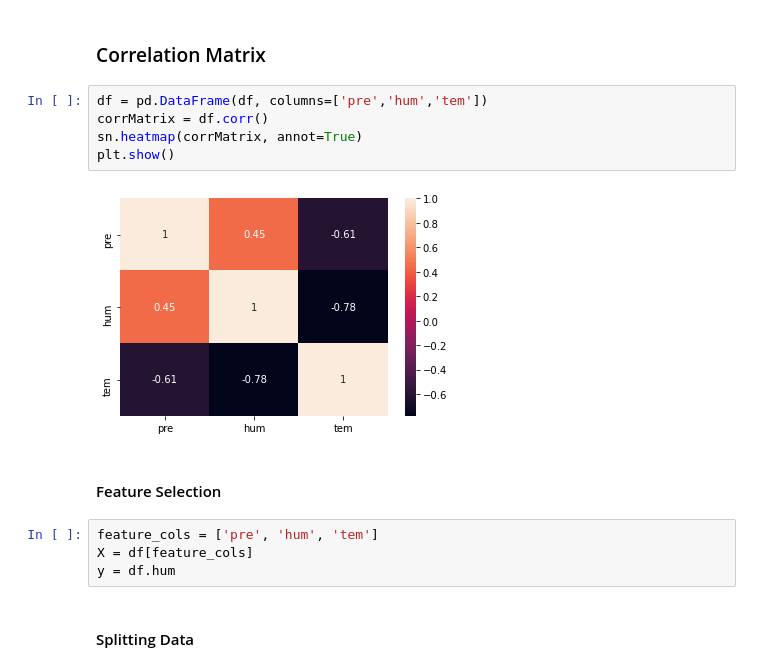
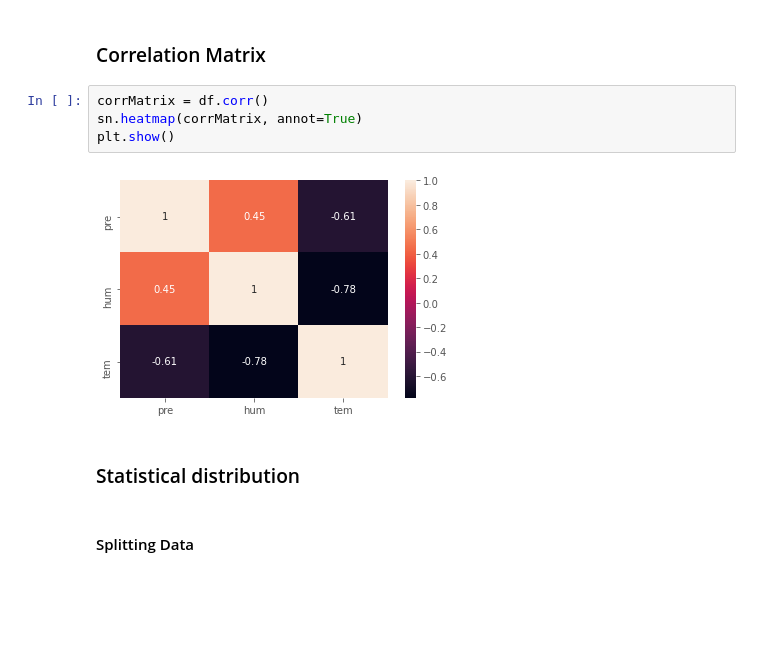
Before and after one commit to Adrian-Garcia/Machine-learning-1st-partial, a Jupyter notebook: 1st partial exam.ipynb, the cells around one changed output. Saved outputs shown, nothing was run; the diff lists cells and outputs as text; blank space fills up the shorter version.

```diff
--- a/1st partial exam.ipynb
+++ b/1st partial exam.ipynb
@@ -60,18 +60,13 @@ df.plot(x='date', y='tem')
 # %% [markdown]
 ### Correlation Matrix
 # %%
-df = pd.DataFrame(df, columns=['pre','hum','tem'])
 corrMatrix = df.corr()
 sn.heatmap(corrMatrix, annot=True)
 plt.show()
 # %% [output]
-[figure, old version]
+[figure, new version]
-# %% [markdown]
-#### Feature Selection
-# %%
-feature_cols = ['pre', 'hum', 'tem']
-X = df[feature_cols]
-y = df.hum
+# %% [markdown]
+### Statistical distribution
 # %% [markdown]
 #### Splitting Data
 # %%
```
Also changed, not shown: parts of 4 cells of this notebook.
